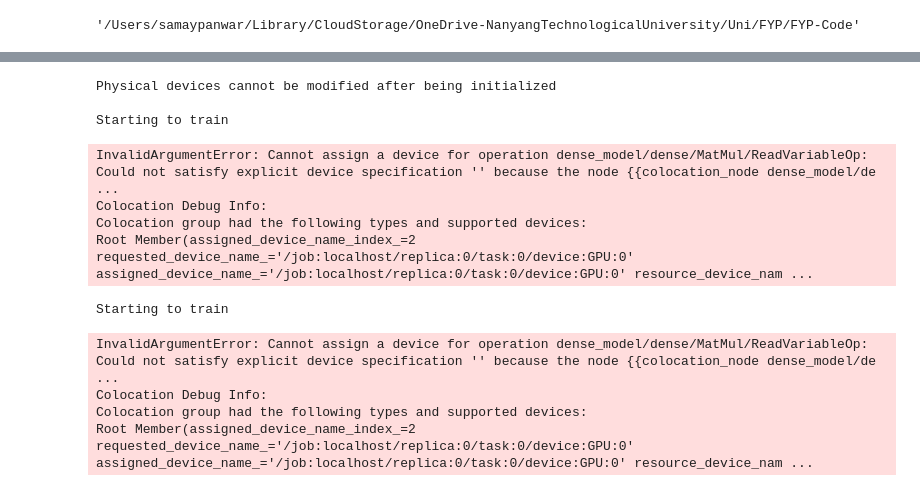
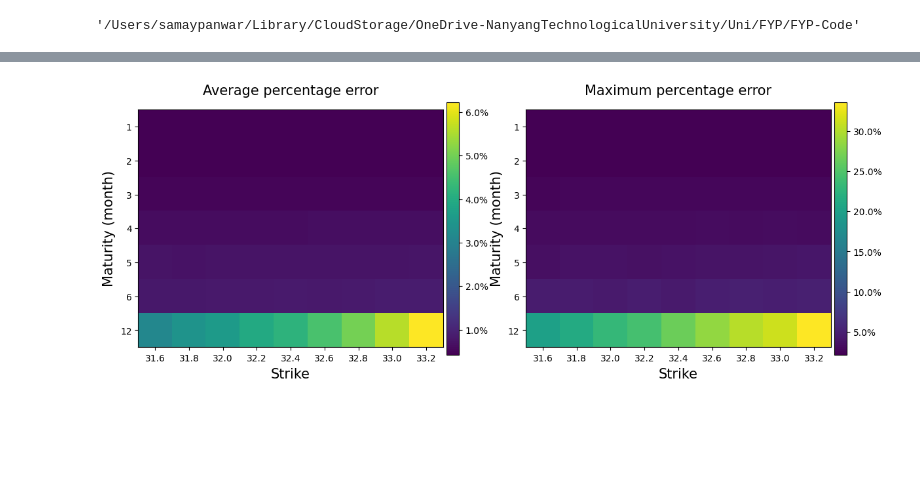
Before and after one commit to samaypanwar/FYP-Code, a Jupyter notebook: notebooks/test.ipynb, the cells around one changed output, grey strips where cells are left out. Cells and saved outputs as stored; diff of their text form; code cells hidden in the pictures; blank space fills up the shorter version.

Commit message:
ADD: logging support, finished gridbased approach

```diff
--- a/notebooks/test.ipynb
+++ b/notebooks/test.ipynb
@@ -100,31 +36,17 @@ _________________________________________________________________
 # %%
 import tensorflow as tf
 gpus = tf.config.experimental.list_physical_devices('GPU')
 if gpus:
   try:
     # Currently, memory growth needs to be the same across GPUs
     for gpu in gpus:
       tf.config.experimental.set_memory_growth(gpu, True)
     logical_gpus = tf.config.experimental.list_logical_devices('GPU')
     print(len(gpus), "Physical GPUs,", len(logical_gpus), "Logical GPUs")
   except RuntimeError as e:
     # Memory growth must be set before GPUs have been initialized
     print(e)
 
-model.train_model(models)
+model.train_model(models, epochs = 100)
 # %% [output]
-Physical devices cannot be modified after being initialized
-
-Starting to train
-InvalidArgumentError: Cannot assign a device for operation dense_model/dense/MatMul/ReadVariableOp: Could not satisfy explicit device specification '' because the node {{colocation_node dense_model/de ...
-Colocation Debug Info:
-Colocation group had the following types and supported devices:
-Root Member(assigned_device_name_index_=2 requested_device_name_='/job:localhost/replica:0/task:0/device:GPU:0' assigned_device_name_='/job:localhost/replica:0/task:0/device:GPU:0' resource_device_nam ...
+[figure, added]
-# %%
-train_model(model = models)
-# %% [output]
-Starting to train
-InvalidArgumentError: Cannot assign a device for operation dense_model/dense/MatMul/ReadVariableOp: Could not satisfy explicit device specification '' because the node {{colocation_node dense_model/de ...
-Colocation Debug Info:
-Colocation group had the following types and supported devices:
-Root Member(assigned_device_name_index_=2 requested_device_name_='/job:localhost/replica:0/task:0/device:GPU:0' assigned_device_name_='/job:localhost/replica:0/task:0/device:GPU:0' resource_device_nam ...
```
Also changed, not shown: parts of 20 cells of this notebook, 12 other files.
